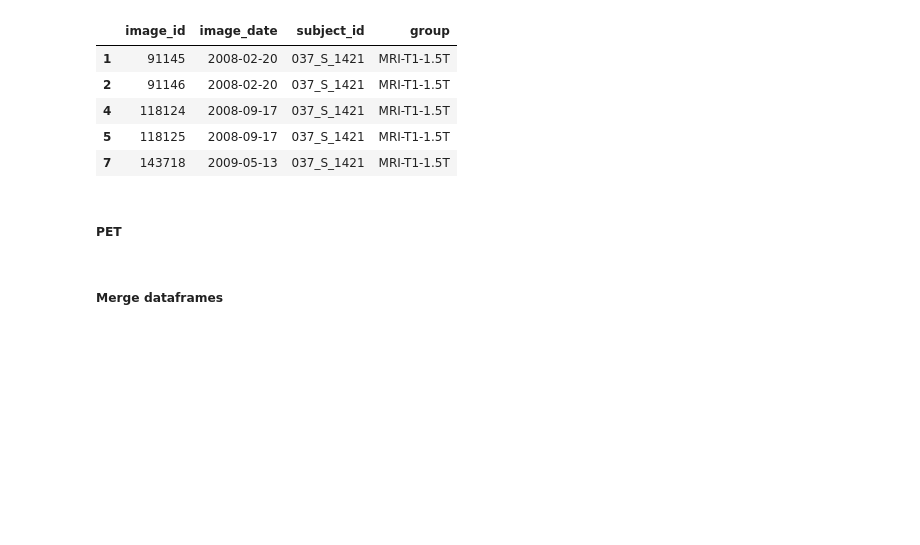
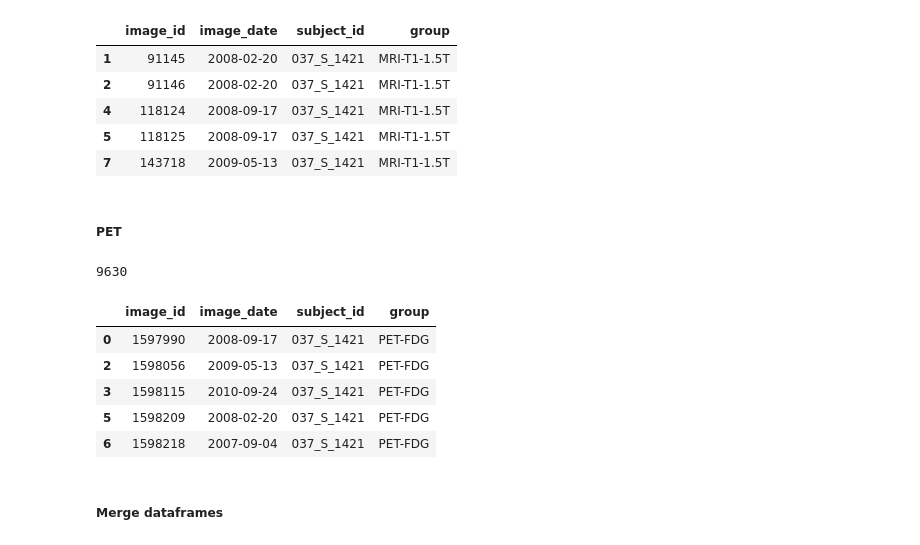
Before and after one commit to abhatfnal/adni-mri-classification, a Jupyter notebook: data/preprocessing_multimodal/build_csv.ipynb, the cells around one changed output. Cells and saved outputs as stored; diff of their text form; code cells hidden in the pictures; blank space fills up the shorter version.

```diff
--- a/data/preprocessing_multimodal/build_csv.ipynb
+++ b/data/preprocessing_multimodal/build_csv.ipynb
@@ -1,8 +15,8 @@
 # %%
 import pandas as pd
 
-mri_csv = "./tables/All_Subjects_Key_MRI_02Feb2026.csv"
-pet_csv = "./tables/All_Subjects_Key_PET_02Feb2026.csv"
+mri_csv = "./csv/All_Subjects_Key_MRI_02Feb2026.csv"
+pet_csv = "./csv/All_Subjects_Key_PET_02Feb2026.csv"
 # %% [markdown]
 ##### MRI
 # %%
@@ -34,17 +48,28 @@ df_mri.head()
 # %%
 # Read csv file
 df_pet = pd.read_csv(pet_csv)
 
 # Filter for scans explicitly described as tau, amyloid or fdg
 df_pet = df_pet[ (df_pet["tau_pet"] == "Y") |
                  (df_pet["amyloid_pet"] == "Y") |
                  (df_pet["radiopharmaceutical"] == "18F-FDG")]
 
 # Add modality description based on radiopharmaceutical
 df_pet["group"] = "PET-" + df_pet["radiopharmaceutical"].apply(lambda x : x[4:])
 
 # Keep only relevant columns
 df_pet = df_pet[ ["image_id","image_date","subject_id","group"]]
+
+print(len(df_pet))
+df_pet.head()
+# %% [output]
+9630
+|  | image_id | image_date | subject_id | group |
+| 0 | 1597990 | 2008-09-17 | 037_S_1421 | PET-FDG |
+| 2 | 1598056 | 2009-05-13 | 037_S_1421 | PET-FDG |
+| 3 | 1598115 | 2010-09-24 | 037_S_1421 | PET-FDG |
+| 5 | 1598209 | 2008-02-20 | 037_S_1421 | PET-FDG |
+| 6 | 1598218 | 2007-09-04 | 037_S_1421 | PET-FDG |
 # %% [markdown]
 ##### Merge dataframes
 # %%
```
Also changed, not shown: parts of 16 cells of this notebook, 46 other files.
